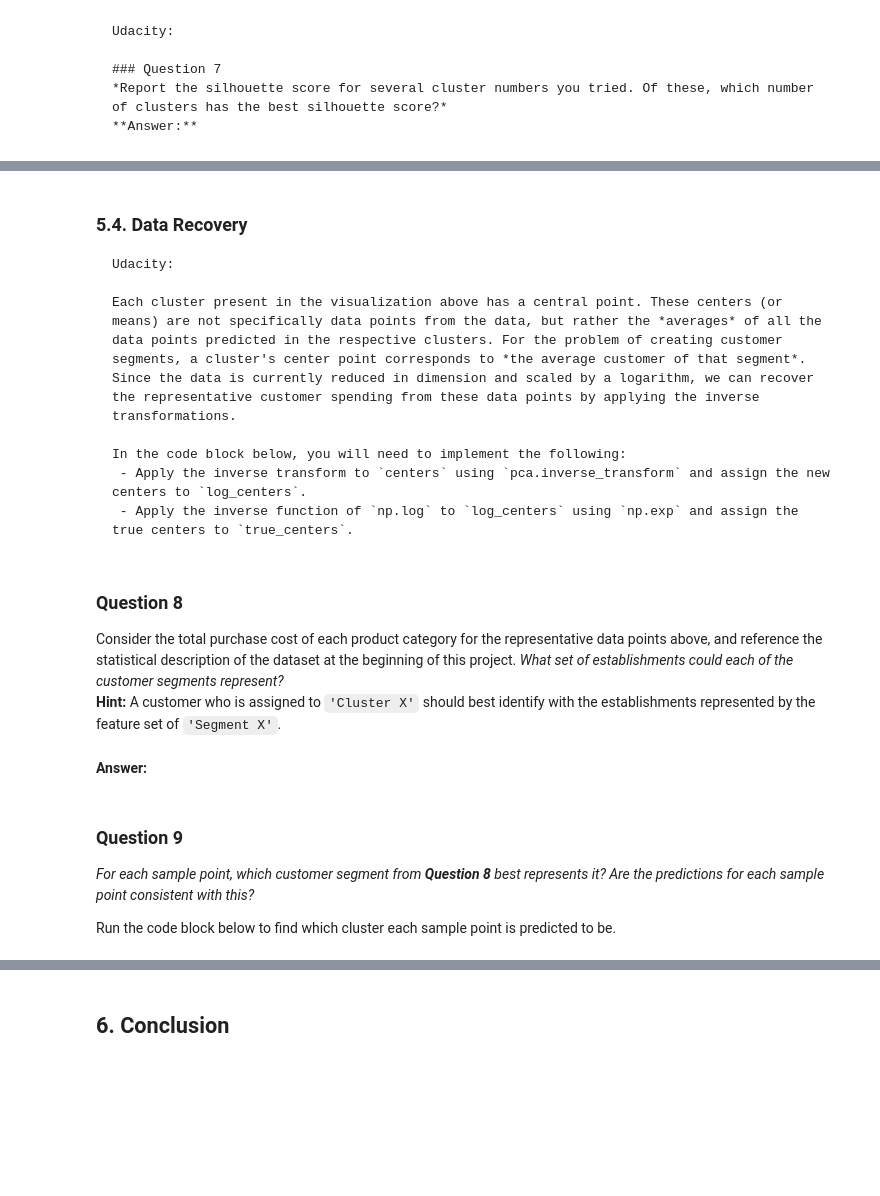
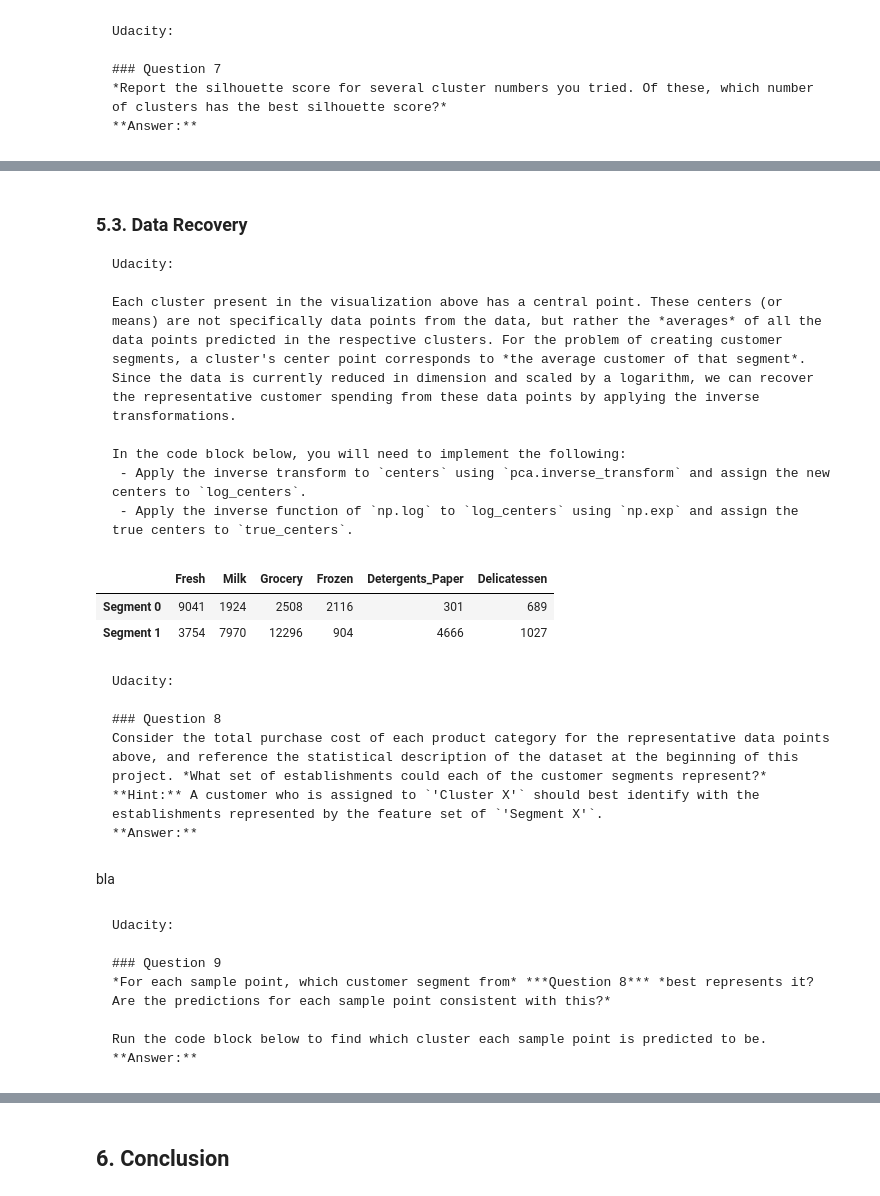
Before and after one commit to ucaiado/Customer_Segments, a Jupyter notebook: customer_segments.ipynb, the cells around one changed output, grey strips where cells are left out. Cells and saved outputs as stored; diff of their text form; code cells hidden in the pictures; blank space fills up the shorter version.

````diff
--- a/customer_segments.ipynb
+++ b/customer_segments.ipynb
@@ -682,5 +690,5 @@ rs.cluster_results(reduced_data, preds, centers, pca_samples)
 # %% [markdown]
-### 5.4. Data Recovery
+### 5.3. Data Recovery
 ```
 Udacity:
 
@@ -692,27 +700,41 @@ In the code block below, you will need to implement the following:
 ```
 # %%
 # TODO: Inverse transform the centers
-log_centers = None
+log_centers = pca.inverse_transform(centers)
 
 # TODO: Exponentiate the centers
-true_centers = None
+true_centers = np.exp(log_centers)
 
 # Display the true centers
 segments = ['Segment {}'.format(i) for i in range(0,len(centers))]
 true_centers = pd.DataFrame(np.round(true_centers), columns = data.keys())
 true_centers.index = segments
 display(true_centers)
+# %% [output]
+|  | Fresh | Milk | Grocery | Frozen | Detergents_Paper | Delicatessen |
+| Segment 0 | 9041 | 1924 | 2508 | 2116 | 301 | 689 |
+| Segment 1 | 3754 | 7970 | 12296 | 904 | 4666 | 1027 |
 # %% [markdown]
+```
+Udacity:
+
 ### Question 8
 Consider the total purchase cost of each product category for the representative data points above, and reference the statistical description of the dataset at the beginning of this project. *What set of establishments could each of the customer segments represent?*
 **Hint:** A customer who is assigned to `'Cluster X'` should best identify with the establishments represented by the feature set of `'Segment X'`.
+**Answer:**
+```
-# %% [markdown]
-**Answer:**
+# %% [markdown]
+bla
 # %% [markdown]
+```
+Udacity:
+
 ### Question 9
 *For each sample point, which customer segment from* ***Question 8*** *best represents it? Are the predictions for each sample point consistent with this?*
 
 Run the code block below to find which cluster each sample point is predicted to be.
+**Answer:**
+```
 # %%
 # Display the predictions
 for i, pred in enumerate(sample_preds):
````
Also changed, not shown: parts of 17 cells of this notebook, 1 other file.
